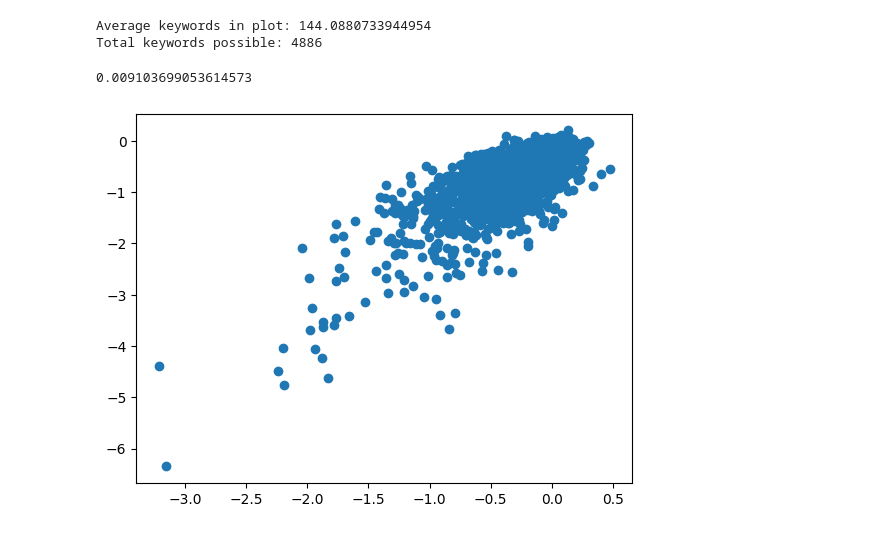
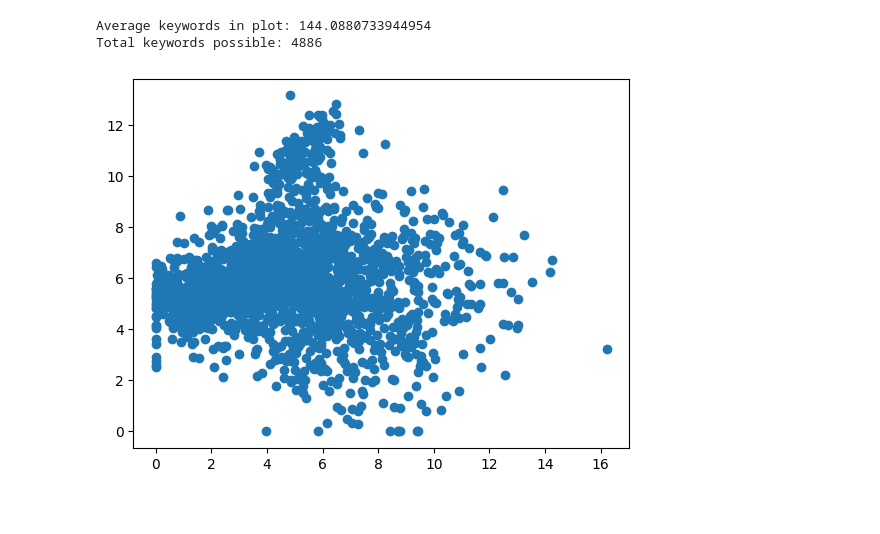
Before and after one commit to AustinPolk/MovieRecs, a Jupyter notebook: pipeline.ipynb, the cells around one changed output. Cells and saved outputs as stored; diff of their text form; code cells hidden in the pictures.

Commit message:
Use an autoencoder to get a transformation from keyword vectors to a latent space where movies can be more effectively clustered

```diff
--- a/pipeline.ipynb
+++ b/pipeline.ipynb
@@ -19,11 +16,14 @@ hyperparameters = {
     "UseAdjectives": False,
     "MinKeywordOccurrences": 10,
     "MaxKeywordOccurrences": 500,
-    "EncoderHiddenDimensions": 128,
-    "EncoderLatentDimensions": 10,
+    "EncoderHiddenDimensions": 64,
+    "EncoderLatentDimensions": 2,
     "EncoderHiddenActivation": activations.relu,
-    "EncoderLatentActivation": activations.linear,
-    "EncoderEpochs" : 50,
+    "EncoderLatentActivation": activations.relu,
+    "DecoderHiddenDimensions": 64,
+    "DecoderHiddenActivation": activations.relu,
+    "DecoderFinalActivation": activations.sigmoid,
+    "EncoderEpochs" : 75,
     "SVMKernel": 'rbf',
     "gamma": 'auto'
 }
@@ -129,3 +88,29 @@ possible_encoders = [encoder_2, encoder_3]
+# %%
+import numpy as np
+
+# get keyword vectors as training features for an autoencoder
+input_features = []
+for _, vec in keyword_vectors.items():
+    input_features.append(vec)
+input_features = np.array(input_features)
+
+# create and train the autoencoder
+autoencoder = movie_reviews.Autoencoder(len(trimmed_keywords), hyperparameters)
+autoencoder.fit(x = input_features, y = input_features, epochs = hyperparameters["EncoderEpochs"], shuffle = True)
+# %%
+encoded = autoencoder.encoder(input_features).numpy()
+# %%
+import matplotlib.pyplot as plt
+
+x = encoded[:, 0]
+y = encoded[:, 1]
+
+plt.scatter(x, y)
+#plt.xscale('log')
+#plt.yscale('log')
+plt.show()
+# %% [output]
+[figure, added]
 # %%
 Trevor = movie_reviews.get_user_preferences("Trevor.txt")
 
@@ -154,20 +139,3 @@ neg_3 = svm.OneClassSVM(kernel=hyperparameters['SVMKernel'], gamma=hyperparamete
 
 user_model_2 = movie_reviews.train_user_model(pos_2, neg_2, features_2, Trevor)
 user_model_3 = movie_reviews.train_user_model(pos_3, neg_3, features_3, Trevor)
-# %%
-user_model_2.neg_weight
-# %% [output]
-0.009103699053614573
-# %%
-import matplotlib.pyplot as plt
-
-X = []
-Y = []
-for id, vec in possible_encodings[1].items():
-    X.append(vec[0])
-    Y.append(vec[1])
-
-plt.scatter(X, Y)
-plt.show()
-# %% [output]
-[figure, removed]
```
Also changed, not shown: parts of 2 cells of this notebook, 1 other file.
